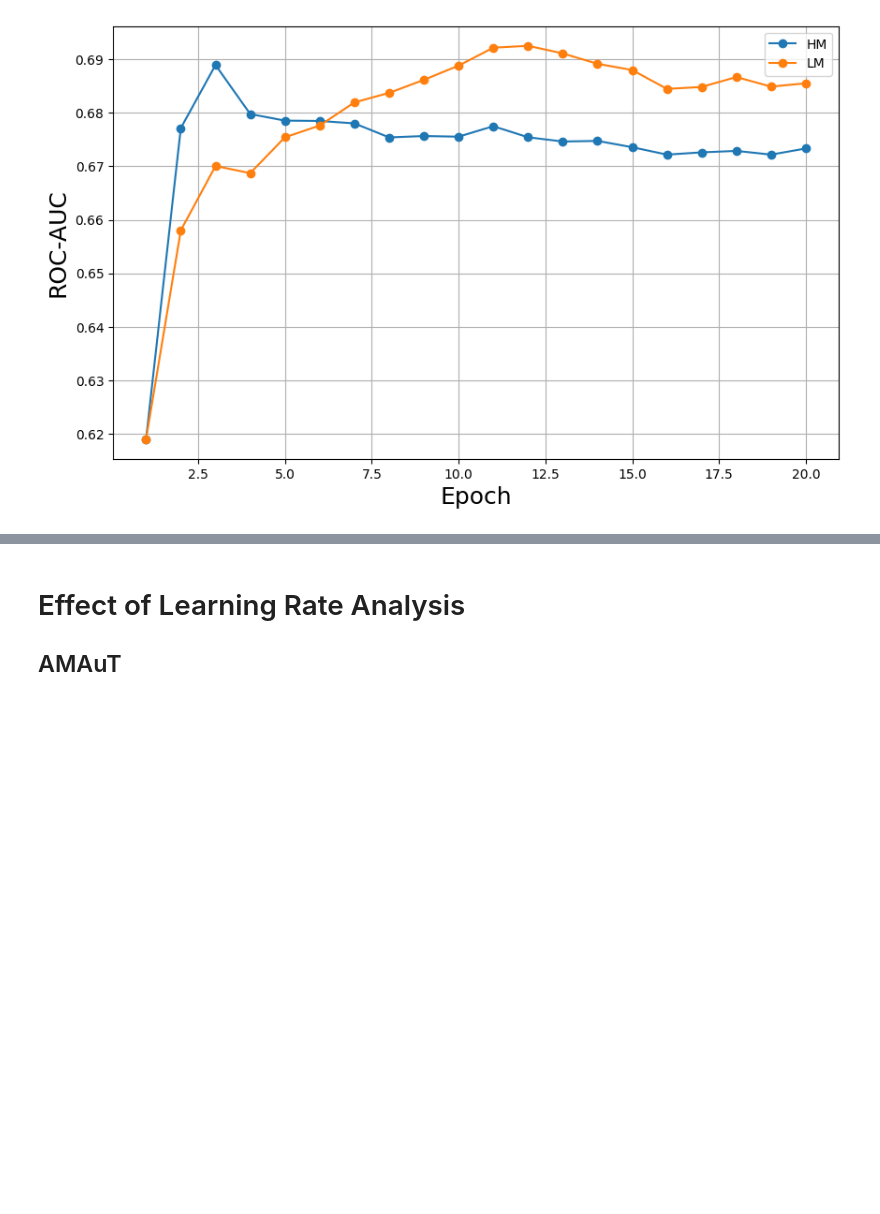
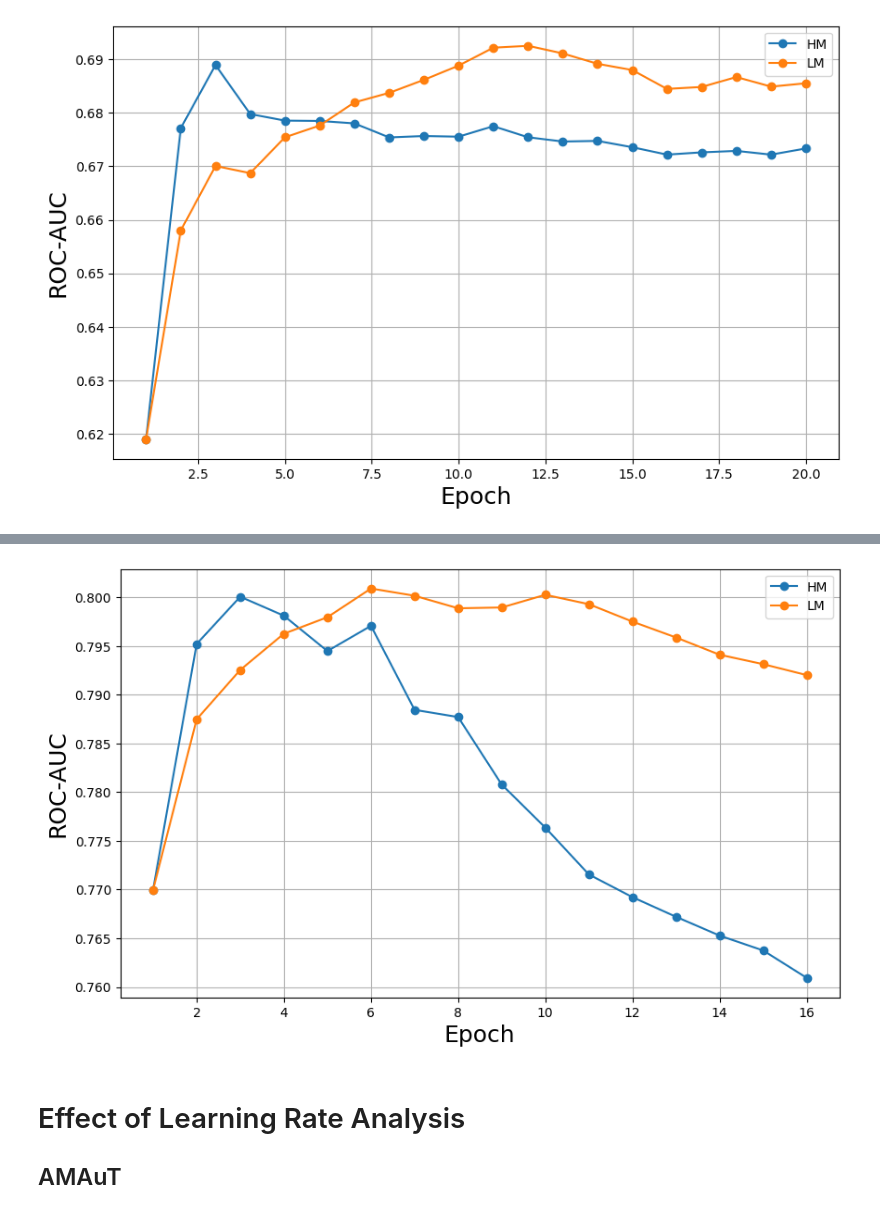
Before and after one commit to Andy-Shao/DHAuDS, a Jupyter notebook: Result_analysis.ipynb, the cells around one changed output, grey strips where cells are left out. Drawn from its saved outputs; the diff is of its cells as text; code cells hidden in the pictures; blank space fills up the shorter version.

Commit message:
add IoM for CoNMix++ on RS

```diff
--- a/Result_analysis.ipynb
+++ b/Result_analysis.ipynb
@@ -73,0 +76,4 @@ plt.show()
+# %%
+# CoNMix++ RS ENQ L1
+iom = pd.read_csv('./result/ReefSet/CoNMix/Analysis/IoM_analysis.csv', header=0, delimiter=',')
+iom.head()
@@ -74,3 +87,24 @@ plt.show()
+# %%
+plt.figure(figsize=(10, 6))
+plt.plot([item for item in range(1, 17)], iom['CoN-RS-HM'], label='HM', marker='o')
+plt.plot([item for item in range(1, 17)], iom['CoN-RS-LM'], label='LM', marker='o')
+plt.xlabel('Epoch', fontsize=18)
+plt.ylabel('ROC-AUC', fontsize=18)
+# plt.ylim(ymin=.76)
+# plt.title('Comparison ROC-AUC between high momentum (HM) and low momentum (LM) when performing CoNMix++ ENQ-L1 on RS')
+plt.legend()
+plt.grid(True)
+# plt.savefig(
+#     'IoM_CoN-RS_ENQ-L1.png',
+#     format='png',
+#     dpi=300,
+#     bbox_inches='tight',
+#     facecolor='white',
+#     edgecolor='none'
+# )
+plt.show()
+# %% [output]
+[figure, added]
 # %% [markdown]
 # Effect of Learning Rate Analysis
 ## AMAuT
```
Also changed, not shown: parts of 2 cells of this notebook, 1 other file.
